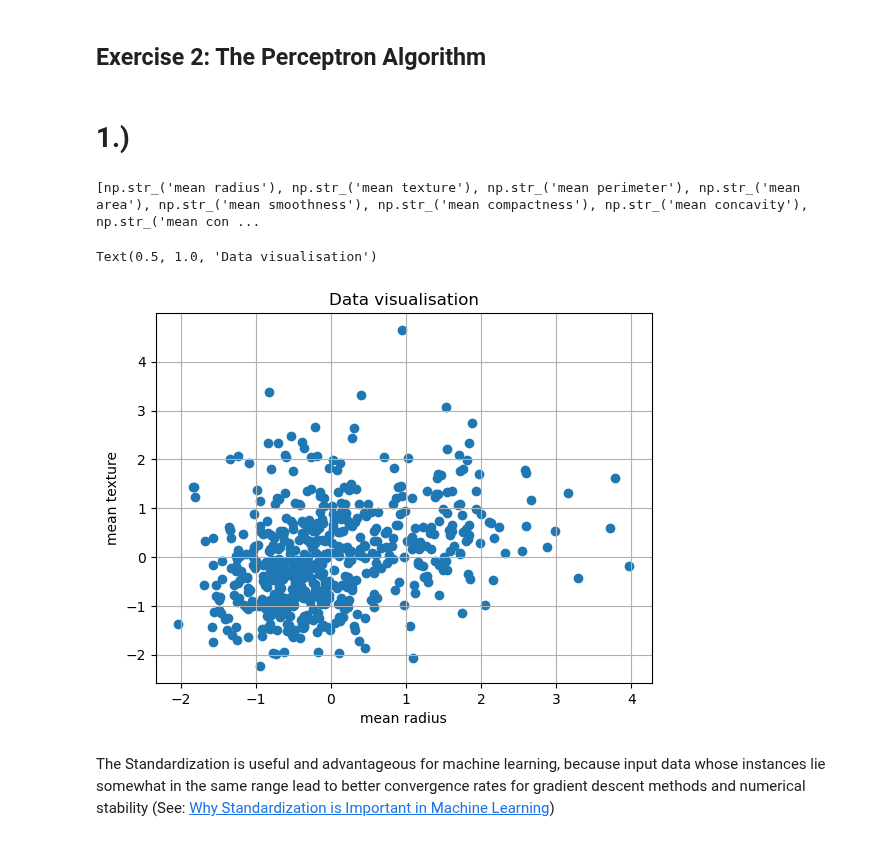
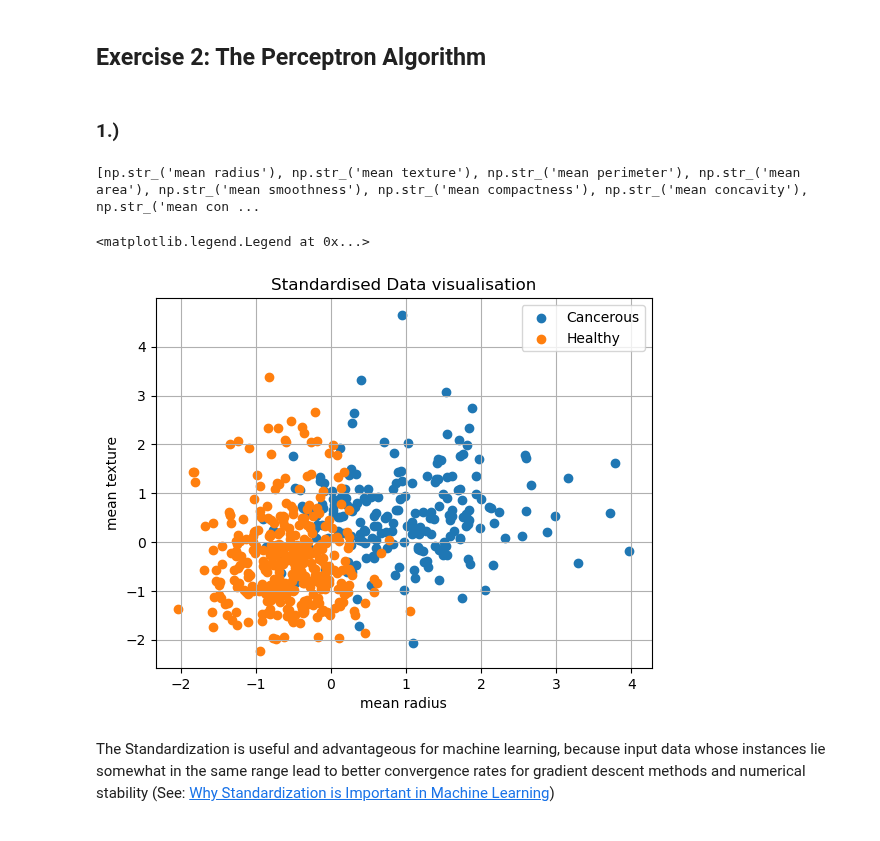
Before and after one commit to emit33/MLE, a Jupyter notebook: sheet01/MLE25_sheet01.ipynb, the cells around one changed output. Drawn from its saved outputs; the diff is of its cells as text; code cells hidden in the pictures.

```diff
--- a/sheet01/MLE25_sheet01.ipynb
+++ b/sheet01/MLE25_sheet01.ipynb
@@ -18,38 +18,44 @@ from sklearn.metrics import accuracy_score
 import time
 from IPython.display import clear_output
 # %% [markdown]
-# 1.)
+### 1.)
 # %%
 # ===============================
 # 1. Load & Visualize the Dataset
 # ===============================
 
 # Load dataset, print feature names
 data = load_breast_cancer()
 print(list(data['feature_names']))
 
 # Select features & corresponding labels
 mean_r = data['data'][:,0] # 0 corresponds to the values of the mean radius of the features
 mean_t = data['data'][:,1] # 1 corresponds to the values of the mean target of the features
 X = np.transpose(np.vstack([mean_r,mean_t])) # for each instance merge the mean radius and texture in one row -> shape = (569,2)
 y = data['target'] # the true target -> shape = (569,)
 
 # Convert labels from {0,1} to {-1,1} to match Perceptron convention from sheet
 y = 2 * (y - 0.5)
 
 # Standardize the data to zero mean and unit variance, explain why it's useful
 X = StandardScaler().fit(X).transform(X)
 
 # Visualize dataset using plt.scatter()
+mean_r_cancerous = X[:,0][y == -1] # assuming positive correspond to 'cancer found'
+mean_r_healthy = X[:,0][y == 1]
+mean_t_cancerous = X[:,1][y == -1]
+mean_t_healthy = X[:,1][y == 1]
 plt.grid(True)
-plt.scatter(X[:,0],X[:,1])
+plt.scatter(mean_r_cancerous,mean_t_cancerous)
+plt.scatter(mean_r_healthy,mean_t_healthy)
 plt.xlabel("mean radius")
 plt.ylabel("mean texture")
-plt.title("Data visualisation")
+plt.title("Standardised Data visualisation")
+plt.legend(["Cancerous", "Healthy"])
 # %% [output]
 [np.str_('mean radius'), np.str_('mean texture'), np.str_('mean perimeter'), np.str_('mean area'), np.str_('mean smoothness'), np.str_('mean compactness'), np.str_('mean concavity'), np.str_('mean con ...
-Text(0.5, 1.0, 'Data visualisation')
+<matplotlib.legend.Legend at 0x...>
-[figure, old version]
+[figure, new version]
 # %% [markdown]
 The Standardization is useful and advantageous for machine learning, because input data whose instances lie somewhat in the same range lead to better convergence rates for gradient descent methods and numerical stability (See: [Why Standardization is Important in Machine Learning](https://medium.com/@jazeem.lk/why-standardization-is-important-in-machine-learning-9b55a9e03d58))
 # %% [markdown]
```
Also changed, not shown: parts of 9 cells of this notebook.
